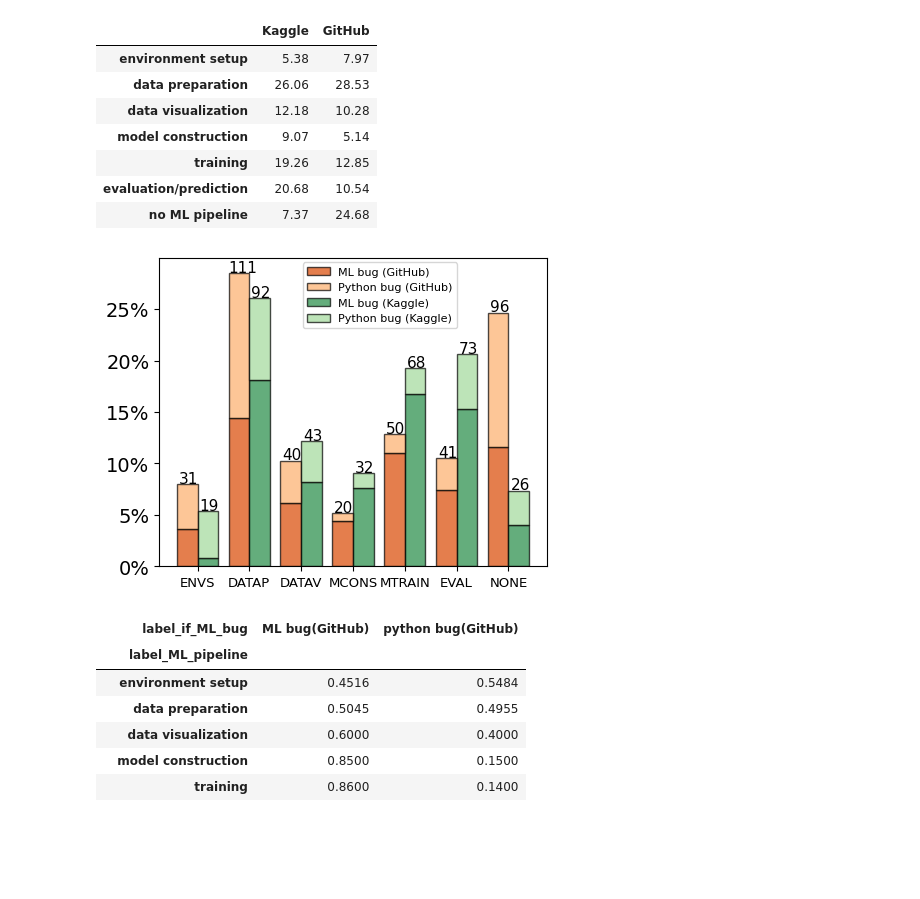
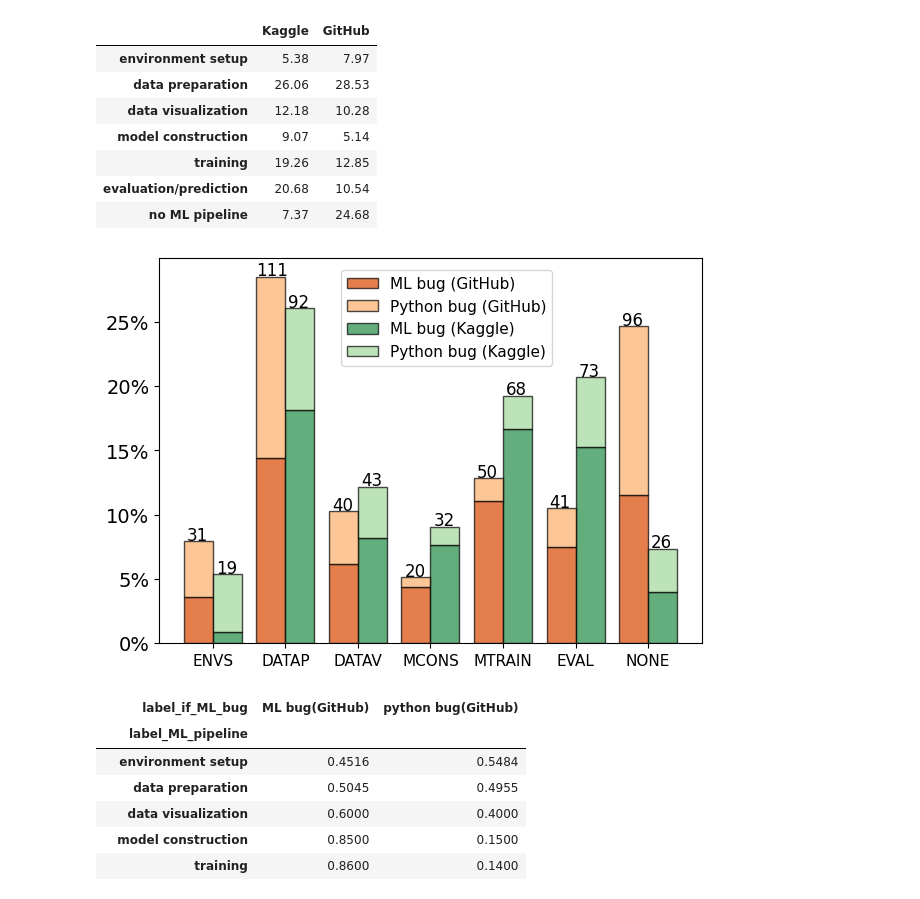
Before and after one commit to PELAB-LiU/jupyter_nbs_empirical, a Jupyter notebook: notebook_error_analysis-manual_labels_plots_rqs.ipynb, the cells around one changed output. Saved outputs shown, nothing was run; the diff lists cells and outputs as text; code cells hidden in the pictures; blank space fills up the shorter version.

Commit message:
update figures and statistic tests

```diff
--- a/notebook_error_analysis-manual_labels_plots_rqs.ipynb
+++ b/notebook_error_analysis-manual_labels_plots_rqs.ipynb
@@ -329,0 +312,19 @@ nb_pp.T.astype(str) + '%'
+# %%
+# zoom in to root cause == NB specific - xxx
+nb_g = df_mlerr_labels_g[df_mlerr_labels_g["label_root_cause"].isin(config.label_root_cause["NB specific"])]
+nb_g_counts = nb_g.groupby("label_root_cause")["label_root_cause"].value_counts().sort_values(ascending=False)
+# merge out-of-order implementation into out-of-order execution
+nb_g_counts["nb specific - execution order"] = nb_g_counts["nb specific - execution order"]+nb_g_counts["nb specific - need execute future cells"]
+nb_g_counts = nb_g_counts[["nb specific - execution order","nb specific - previous cell error"]]
+nb_g_counts = (nb_g_counts/nb_g_counts.sum()*100).round(2)
+nb_k = df_mlerr_labels_k[df_mlerr_labels_k["label_root_cause"].isin(config.label_root_cause["NB specific"])]
+nb_k_counts = nb_k.groupby("label_root_cause")["label_root_cause"].value_counts().sort_values(ascending=False)
+nb_k_counts["nb specific - execution order"] = nb_k_counts["nb specific - execution order"]+nb_k_counts["nb specific - need execute future cells"]
+nb_k_counts = nb_k_counts[["nb specific - execution order","nb specific - previous cell error"]]
+nb_k_counts = (nb_k_counts/nb_k_counts.sum()*100).round(2)
+
+nb_pp = pd.DataFrame([nb_g_counts,nb_k_counts],index=['GitHub','Kaggle'])
+nb_pp.columns=["Out-of-order execution", "Previous cell error"] # "Out of order implementation"
+nb_pp.index.name = 'NB specific'
+
+nb_pp.T.astype(str) + '%'
@@ -370,9 +375,9 @@ weight_count_g = nb_pp.T["GitHub"]*rc_nb_g/100
 weight_count_k = nb_pp.T["Kaggle"]*rc_nb_k/100
 bottom_g, bottom_k = 0,0
 for i in range(len(npspe_list)):
-    plt.bar(2 - width / 2, weight_count_g.iloc[i], width, alpha=0.6, color = cm_2(i*3), edgecolor = 'black',  bottom=bottom_g)
+    plt.bar(2 - width / 2, weight_count_g.iloc[i], width, alpha=0.6, color = cm_2(i*5), edgecolor = 'black',  bottom=bottom_g)
     bottom_g += weight_count_g.iloc[i]-0.03
-    plt.bar(2 + width / 2, weight_count_k.iloc[i], width, alpha=0.6, color = cm(i*3), edgecolor = 'black',  bottom=bottom_k)
+    plt.bar(2 + width / 2, weight_count_k.iloc[i], width, alpha=0.6, color = cm(i*5), edgecolor = 'black',  bottom=bottom_k)
     bottom_k += weight_count_k.iloc[i]-0.03
 
 # x ticks
@@ -385,13 +390,13 @@ fig.axes[0].yaxis.set_major_formatter(PercentFormatter(decimals=0))
 # plt.ylabel("Percentage of errors", fontsize=fontsize)
 
 # np specific - add another legend
-lgd_colors = [cm_2(i*3) for i in range(3)] + [cm(i*3) for i in range(3)]
+lgd_colors = [cm_2(i*5) for i in range(2)] + [cm(i*5) for i in range(2)]
 print(npspe_list)
 # legend 2 labels
-lgd_labels=[""]*3+["Out of order execution", "Previous cell error", "Out of order implementation"]
+lgd_labels=[""]*2+["Out-of-order execution", "Previous cell error"] #, "Out-of-order implementation"
 
 lgnd = fig.axes[0].legend(labels=lgd_labels, loc="center right", ncols=2, fontsize=fontsize-5,columnspacing=-1.7,
-                          title="NB specific", title_fontsize=fontsize-5)
+                          title="NB-specific", title_fontsize=fontsize-5)
 fig.axes[0].add_artist(lgnd)
 i=0
 for handle in lgnd.legend_handles:
@@ -773,7 +777,7 @@ def plot_mlpp_mlbug(mlpp, mlpp_raw, nb_mlpp_mlbug_g_percent, nb_mlpp_mlbug_k_per
 
     width = 0.4
     fontsize = 16
-    fig = plt.figure(figsize=(5,4))
+    fig = plt.figure(figsize=(7,5))
 
     weight_count_g = (mlpp["GitHub"] * nb_mlpp_mlbug_g_percent)
     weight_count_k = (mlpp["Kaggle"] * nb_mlpp_mlbug_k_percent)
@@ -800,40 +804,40 @@ def plot_mlpp_mlbug(mlpp, mlpp_raw, nb_mlpp_mlbug_g_percent, nb_mlpp_mlbug_k_per
         adjust_x = .04
         if mlpp_raw.GitHub.iloc[id_bar]>99:
             adjust_x = .0
-        plt.text(bar_g.get_x()+adjust_x, mlpp.GitHub.iloc[id_bar]+.08, mlpp_raw.GitHub.iloc[id_bar], fontsize=11)
+        plt.text(bar_g.get_x()+adjust_x, mlpp.GitHub.iloc[id_bar]+.08, mlpp_raw.GitHub.iloc[id_bar], fontsize=fontsize-4)
         adjust_x = .04
         if mlpp_raw.Kaggle.iloc[id_bar]>99:
             adjust_x = .0
-        plt.text(bar_k.get_x()+adjust_x, mlpp.Kaggle.iloc[id_bar]+.08, mlpp_raw.Kaggle.iloc[id_bar], fontsize=11)
+        plt.text(bar_k.get_x()+adjust_x, mlpp.Kaggle.iloc[id_bar]+.08, mlpp_raw.Kaggle.iloc[id_bar], fontsize=fontsize-4)
 
     fig.axes[0].yaxis.set_major_formatter(PercentFormatter(decimals=0))
     xticks_labels = [mlpp2abbr[x] for x in mlpp.index]
-    plt.xticks(inds, xticks_labels, rotation=0, fontsize=fontsize-6.5)
+    plt.xticks(inds, xticks_labels, rotation=0, fontsize=fontsize-5)
     plt.yticks(fontsize=fontsize-2)
 
     # legend
     lgd_colors = [cm_2(i*3+2) for i in range(2)] + [cm(i*3+2) for i in range(2)]
     lgd_labels=["ML bug (GitHub)", "Python bug (GitHub)", "ML bug (Kaggle)", "Python bug (Kaggle)"]
 
     # lgnd = plt.legend(lgd_labels, loc="upper center", ncols=2, fontsize=fontsize-5, columnspacing=0.5)
-    lgnd = plt.legend(lgd_labels, bbox_to_anchor=(0.57, 0.88), loc="center", frameon=True, ncols=1, fontsize=fontsize-8, columnspacing=0.5)
+    lgnd = plt.legend(lgd_labels, bbox_to_anchor=(0.53, 0.845), loc="center", frameon=True, ncols=1, fontsize=fontsize-5, columnspacing=0.5)
 
     i=0
     for handle in lgnd.legend_handles:
     #     handle.set_width(11)
         handle.set_color(lgd_colors[i])
         handle.set_edgecolor("black")
         i+=1
 
     if if_save:
         plt.savefig(r"C:\Users\yirwa29\OneDrive - Linköpings universitet\SAProject\Paper2/{}".format(save_name), bbox_inches='tight')
     plt.show()
     return weight_count_g, weight_count_k
 
 weight_count_g, weight_count_k = plot_mlpp_mlbug(mlpp, mlpp_raw, nb_mlpp_mlbug_g_percent, nb_mlpp_mlbug_k_percent,
                                                  if_save = True, save_name="mlpp_mlbug1.pdf")
 # %% [output]
-[figure, old version]
+[figure, new version]
 # %%
 (weight_count_g/(weight_count_g.T.sum(axis=1))).T
 # %% [output]
```
Also changed, not shown: parts of 8 cells of this notebook, 2 other files.
